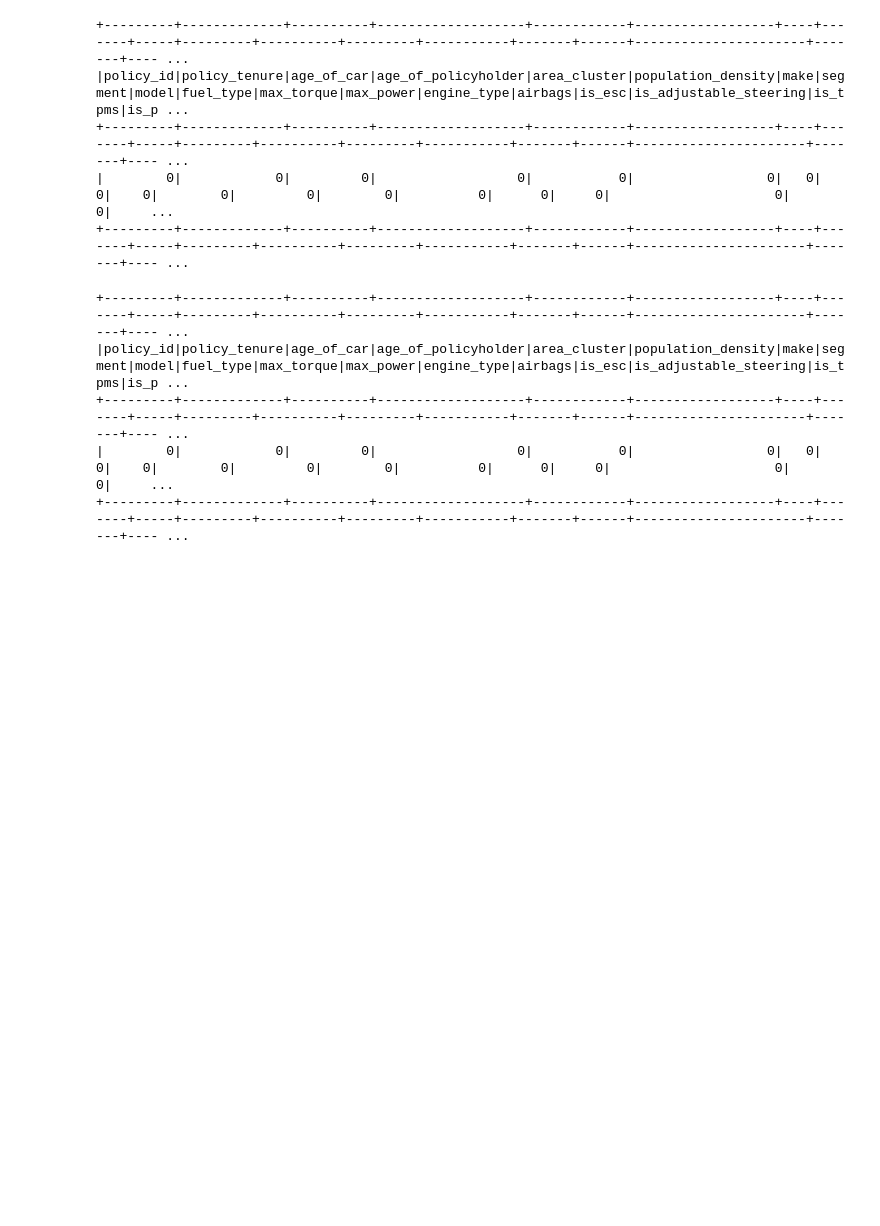
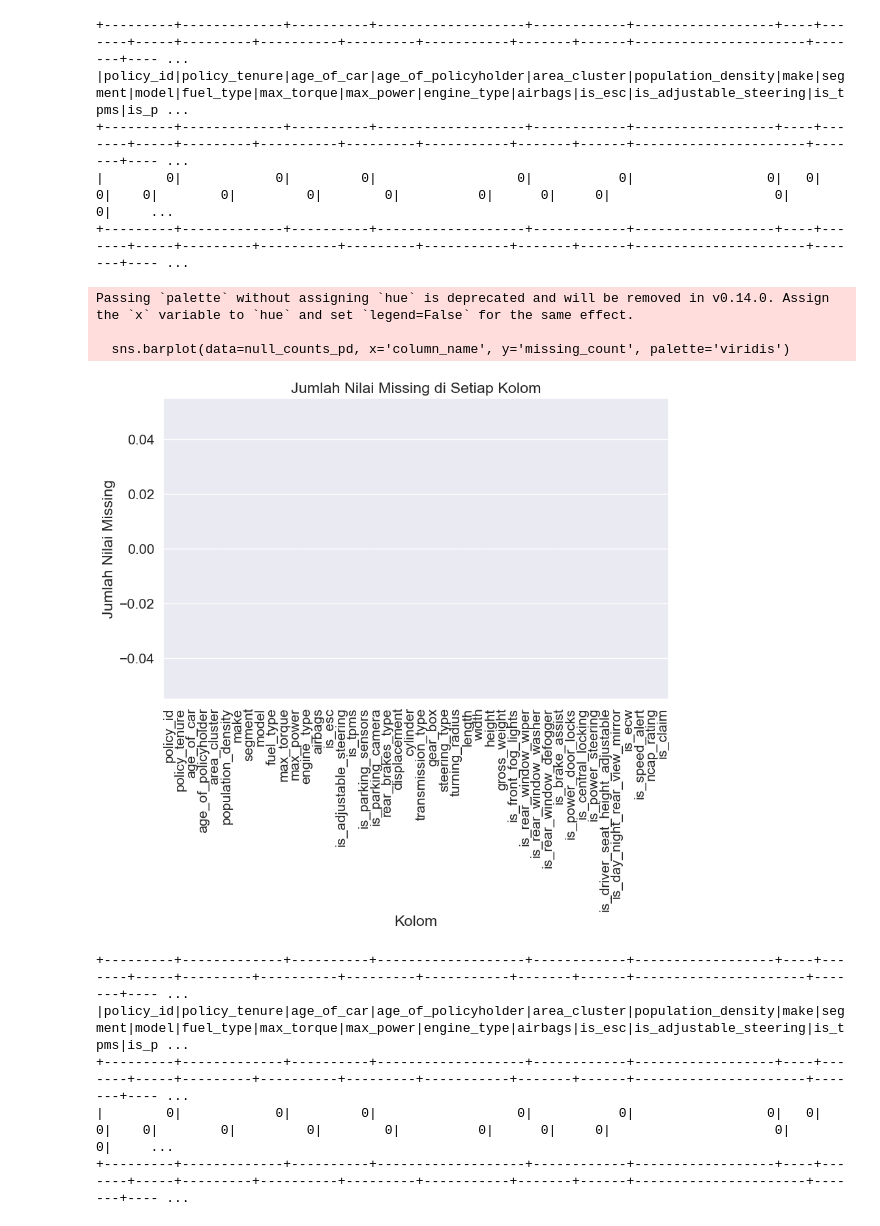
Before and after one commit to evlynEl/BigData, a Jupyter notebook: Projek.ipynb, the cells around one changed output. Saved outputs shown, nothing was run; the diff lists cells and outputs as text; code cells hidden in the pictures; blank space fills up the shorter version.

```diff
--- a/Projek.ipynb
+++ b/Projek.ipynb
@@ -196,6 +196,38 @@ df.select([count(when(isnan(c) | isnull(c), 1)).alias(c) for c in df.columns]).s
 +---------+-------------+----------+-------------------+------------+------------------+----+-------+-----+---------+----------+---------+-----------+-------+------+----------------------+-------+---- ...
 |        0|            0|         0|                  0|           0|                 0|   0|      0|    0|        0|         0|        0|          0|      0|     0|                     0|      0|     ...
 +---------+-------------+----------+-------------------+------------+------------------+----+-------+-----+---------+----------+---------+-----------+-------+------+----------------------+-------+---- ...
+# %%
+null_counts = df.select([count(when(isnan(c) | isnull(c), 1)).alias(c) for c in df.columns])
+
+# Konversi ke Pandas DataFrame
+null_counts_pd = null_counts.toPandas()
+
+# Transpose dataframe agar lebih mudah digunakan untuk plotting
+null_counts_pd = null_counts_pd.T
+null_counts_pd.columns = ['missing_count']
+null_counts_pd = null_counts_pd.reset_index()
+null_counts_pd.columns = ['column_name', 'missing_count']
+
+# Set plot size
+plt.figure(figsize=(10, 6))
+
+# Plot dengan Seaborn
+sns.barplot(data=null_counts_pd, x='column_name', y='missing_count', palette='viridis')
+
+# Tambahkan label dan judul
+plt.xlabel('Kolom')
+plt.ylabel('Jumlah Nilai Missing')
+plt.title('Jumlah Nilai Missing di Setiap Kolom')
+plt.xticks(rotation=90)  # Rotasi label x-axis untuk lebih mudah dibaca
+
+# Tampilkan plot
+# plt.tight_layout()  # Mengatur tata letak agar tidak terpotong
+plt.show()
+# %% [output]
+Passing `palette` without assigning `hue` is deprecated and will be removed in v0.14.0. Assign the `x` variable to `hue` and set `legend=False` for the same effect.
+
+  sns.barplot(data=null_counts_pd, x='column_name', y='missing_count', palette='viridis')
+[figure, added]
 # %%
 dt.select([count(when(isnan(c) | isnull(c), 1)).alias(c) for c in dt.columns]).show()
 # %% [output]
```
Also changed, not shown: parts of 5 cells of this notebook.
